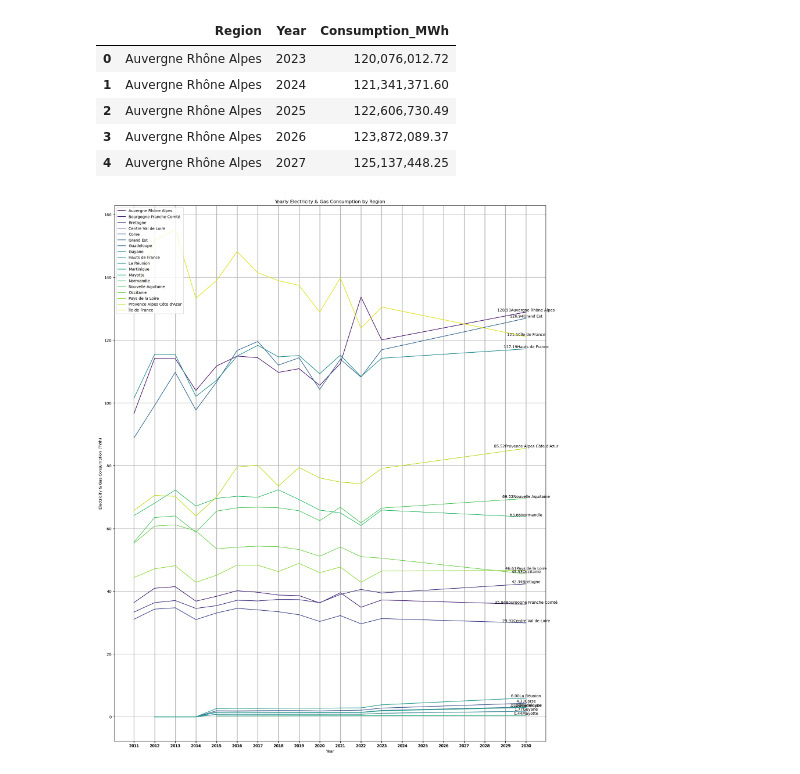
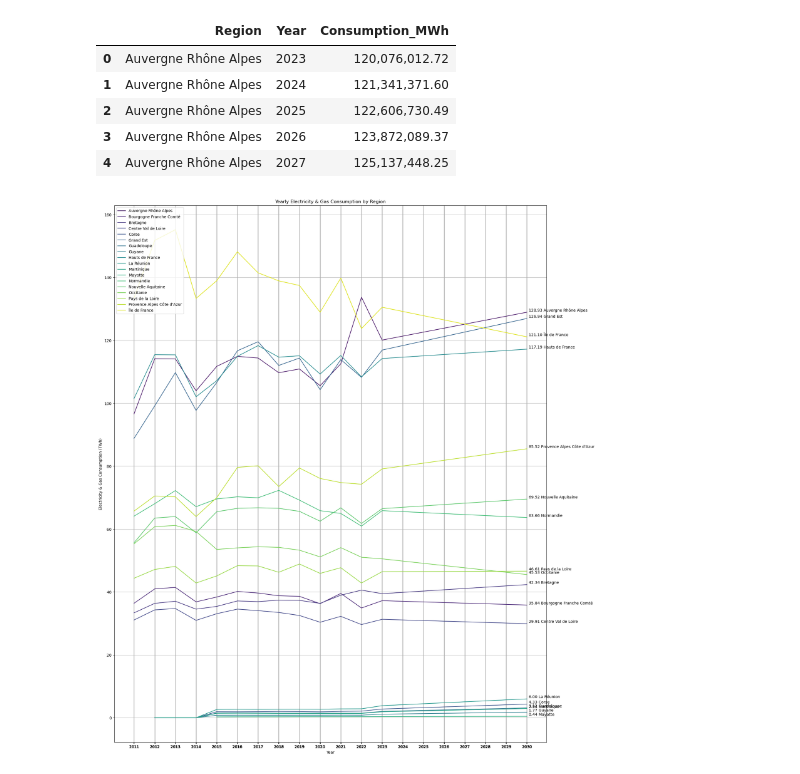
Before and after one commit to SJamesss/Electricity---Gas-Consumption-in-France, a Jupyter notebook: Electricity&Gas.ipynb, the cells around one changed output. Saved outputs shown, nothing was run; the diff lists cells and outputs as text; code cells hidden in the pictures.

```diff
--- a/Electricity&Gas.ipynb
+++ b/Electricity&Gas.ipynb
@@ -204,3 +204,15 @@ plt.show()
+# %%
+# Set the color palette
+sns.set_palette("Pastel1")
+
+# Assuming 'df' is your DataFrame
+plt.figure(figsize=(10, 6))
+
+# Using Seaborn to create a pair plot with the specified color palette
+sns.pairplot(data)
+
+plt.suptitle('Pair Plot for DataFrame')
+plt.show()
 # %% [markdown]
 ## Data Analysis
 # %% [markdown]
@@ -313,43 +323,49 @@ overall_consumption["Consumption_TWh"] = overall_consumption["Consumption_MWh"]*
 overall_consumption.rename(columns={"Year":"Date"},inplace=True)
 overall_consumption["Year"] = overall_consumption["Date"].dt.year
 # %%
-# Plotting the figure
-plt.figure(figsize=(20, 25)) # Set the size to be able to see the annotation
+# Plot the figure
+plt.figure(figsize=(20, 25)) # Set the size to be able to see the annotations
 sns.lineplot(data=overall_consumption, x='Year', y='Consumption_TWh', hue='Region', palette='viridis')
 
-# Formatting the plot
+# Format the plot
 plt.xlabel('Year')
 plt.ylabel('Electricity & Gas Consumption (TWh)')
 plt.title('Yearly Electricity & Gas Consumption by Region')
 
-# Display Year
+# Display the Year
 years = overall_consumption['Year']
 plt.xticks(years)
 
 # Annotate the last value and its region for each region without overlap
 annotation_offsets = {region: 0 for region in overall_consumption['Region'].unique()}
 for region in overall_consumption['Region'].unique():
     region_data = overall_consumption[overall_consumption['Region'] == region]
     last_point = region_data.iloc[-1]
-    annotation_text = f'{last_point["Consumption_TWh"]:.2f}'+region
-    # Adjust y-coordinate based on previous annotations in the same region
+    annotation_text = f'{last_point["Consumption_TWh"]:.2f} {region}'
+
+    # Adjust y-coordinates based on previous annotations in the same region
     y_offset = annotation_offsets[region]
-    plt.annotate(annotation_text,
-                 (last_point['Year'], last_point['Consumption_TWh']),
-                 textcoords="offset points",
-                 xytext=(0, y_offset),
-                 ha='center',
-                 va='bottom')
-    # Update y-offset for next annotation
-    annotation_offsets[region] -= 10
 
-# Move legend to upper left
+    plt.annotate(
+        annotation_text,
+        (last_point['Year'], last_point['Consumption_TWh']),
+        textcoords="offset points",
+        xytext=(5, y_offset),
+        ha='left',
+        va='bottom'
+    )
+
+    # Update y-offset for the next annotation to avoid overlap
+    annotation_offsets[region] -= 50
+
+# Move the legend to the upper left
 plt.legend(loc='upper left')
 
 plt.grid(True)
 
+# Save the graph as an image
 plt.savefig('C:/Users/sackd/Documents/GitHub/Electricity---Gas-Consumption-in-France/sample.png')
 
 plt.show()
 # %% [output]
-[figure, old version]
+[figure, new version]
```
Also changed, not shown: parts of 12 cells of this notebook.
